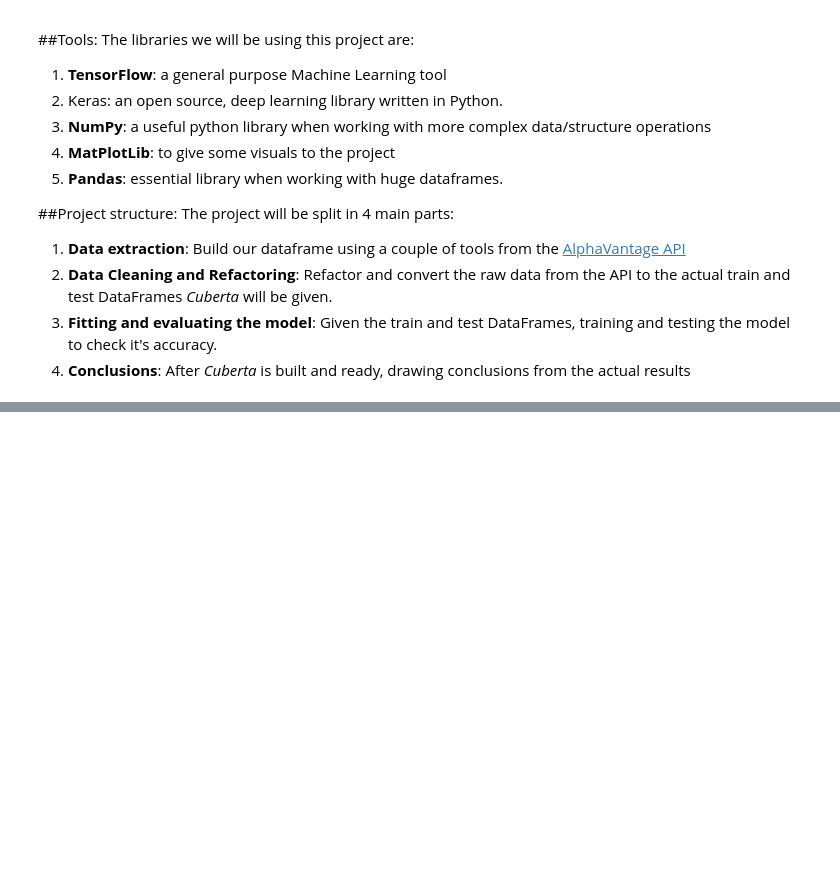
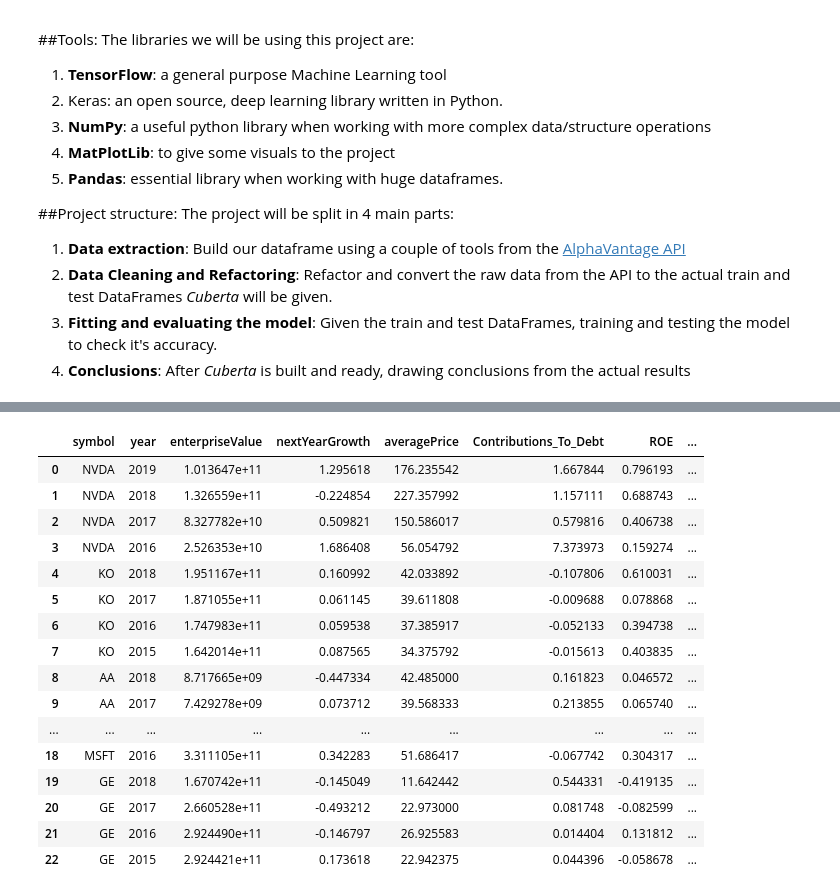
Before and after one commit to javiortig/stock_fundamentals_NN, a Jupyter notebook: Javier_Orti_Cuberta_NN.ipynb, the cells around one changed output, grey strips where cells are left out. Cells and saved outputs as stored; diff of their text form; code cells hidden in the pictures; blank space fills up the shorter version.

```diff
--- a/Javier_Orti_Cuberta_NN.ipynb
+++ b/Javier_Orti_Cuberta_NN.ipynb
@@ -57,0 +69,26 @@ import pandas as pd
+# %%
+try:
+        os.mkdir("./companies/")
+except:
+        print("File already exists")
+
+if not(os.path.exists("metadata.json")):
+        metadata = {
+                "last_stock_index": "0"
+        }
+        with open('metadata.json', 'w') as outfile:
+                json.dump(metadata, outfile)
+
+# Delay for each API call
+ALPHA_VANTAGE_DELAY = 14
+
+# Minimun years that a stock needs to have:
+MINIMUN_DATA_YEARS = 3
+
+# List of ratios we will be using
+#TODO: añadir acciones_internas/acciones_totales
+FINANCIAL_RATIOS_NAMES = ["Contribution_To_Debt", "ROE", "ROA", "Sales_Margin",         "ROIC", "ROCE", "EV/EBIT", "PBV", "PER", "Dividend_Yield","Treasury_Ratio", "Acid_Test", "RSCD"]
+
+# The different API functions
+API_FUNCTIONS = ["TIME_SERIES_MONTHLY_ADJUSTED", "INCOME_STATEMENT",
+        "BALANCE_SHEET", "CASH_FLOW"]
@@ -57,0 +579,37 @@ import pandas as pd
+# %%
+df = pd.read_csv('./companies/KO/Y_KO_CLEAN.csv')
+cols = df.columns
+cols = cols.insert(0, "symbol")
+dataset = pd.DataFrame(columns=cols)
+
+for company in os.listdir('./companies'):
+    refactor_anual_company_data(company)
+    time.sleep(0.01)
+    if(os.path.exists('./companies/' + company + '/Y_' + company + '_CLEAN.csv')):
+        temp_df = pd.read_csv('./companies/' + company + '/Y_' + company + '_CLEAN.csv')
+        temp_df['symbol'] = company
+        dataset = dataset.append(temp_df, ignore_index = True)
+
+
+dataset = dataset.drop(columns=['Unnamed: 0']).dropna().reset_index().drop(columns=['index'])
+
+dataset.to_csv('./pene.csv')
+display(dataset)
+# %% [output]
+|  | symbol | year | enterpriseValue | nextYearGrowth | averagePrice | Contributions_To_Debt | ROE | ... |
+| 0 | NVDA | 2019 | 1.013647e+11 | 1.295618 | 176.235542 | 1.667844 | 0.796193 | ... |
+| 1 | NVDA | 2018 | 1.326559e+11 | -0.224854 | 227.357992 | 1.157111 | 0.688743 | ... |
+| 2 | NVDA | 2017 | 8.327782e+10 | 0.509821 | 150.586017 | 0.579816 | 0.406738 | ... |
+| 3 | NVDA | 2016 | 2.526353e+10 | 1.686408 | 56.054792 | 7.373973 | 0.159274 | ... |
+| 4 | KO | 2018 | 1.951167e+11 | 0.160992 | 42.033892 | -0.107806 | 0.610031 | ... |
+| 5 | KO | 2017 | 1.871055e+11 | 0.061145 | 39.611808 | -0.009688 | 0.078868 | ... |
+| 6 | KO | 2016 | 1.747983e+11 | 0.059538 | 37.385917 | -0.052133 | 0.394738 | ... |
+| 7 | KO | 2015 | 1.642014e+11 | 0.087565 | 34.375792 | -0.015613 | 0.403835 | ... |
+| 8 | AA | 2018 | 8.717665e+09 | -0.447334 | 42.485000 | 0.161823 | 0.046572 | ... |
+| 9 | AA | 2017 | 7.429278e+09 | 0.073712 | 39.568333 | 0.213855 | 0.065740 | ... |
+| ... | ... | ... | ... | ... | ... | ... | ... | ... |
+| 18 | MSFT | 2016 | 3.311105e+11 | 0.342283 | 51.686417 | -0.067742 | 0.304317 | ... |
+| 19 | GE | 2018 | 1.670742e+11 | -0.145049 | 11.642442 | 0.544331 | -0.419135 | ... |
+| 20 | GE | 2017 | 2.660528e+11 | -0.493212 | 22.973000 | 0.081748 | -0.082599 | ... |
+| 21 | GE | 2016 | 2.924490e+11 | -0.146797 | 26.925583 | 0.014404 | 0.131812 | ... |
+| 22 | GE | 2015 | 2.924421e+11 | 0.173618 | 22.942375 | 0.044396 | -0.058678 | ... |
```
Also changed, not shown: parts of 26 cells of this notebook.
